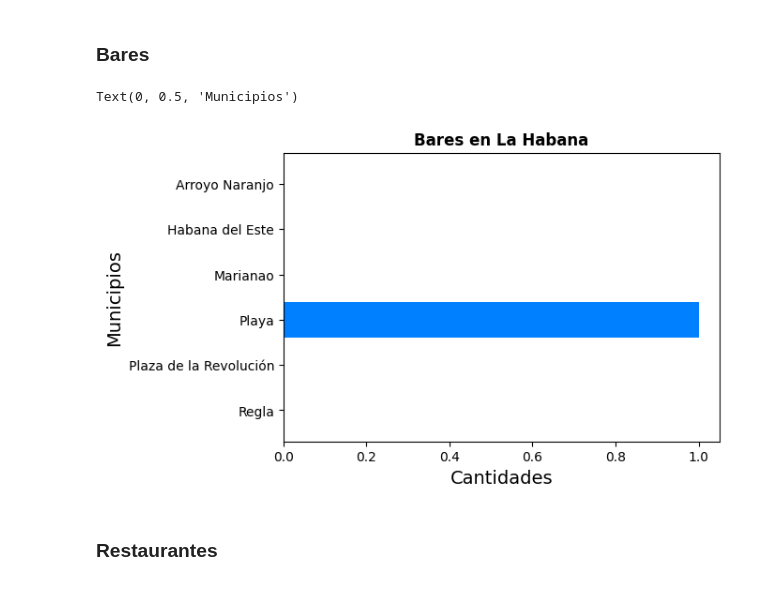
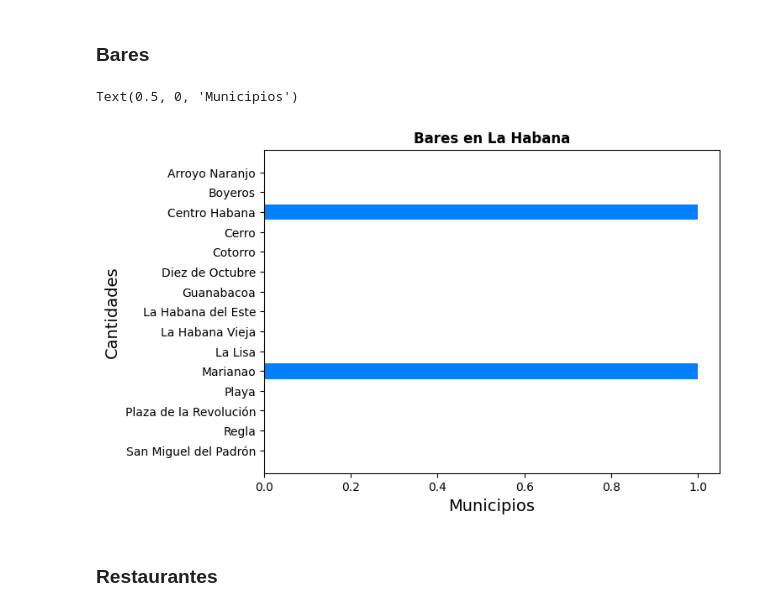
Before and after one commit to liandeveloper/its_possible, a Jupyter notebook: notebook.ipynb, the cells around one changed output. Saved outputs shown, nothing was run; the diff lists cells and outputs as text; code cells hidden in the pictures.

```diff
--- a/notebook.ipynb
+++ b/notebook.ipynb
@@ -109,28 +128,64 @@ df_he = places(df, ['bar'], 'habana del este')
+# %%
+# Todos los establecimientos que son bares de cada municipio
+df_bar_an = places(df, ['bar'], 'arroyo naranjo')
+df_bar_bo = places(df, ['bar'], 'boyeros')
+df_bar_ce = places(df, ['bar'], 'centro habana')
+df_bar_cr = places(df, ['bar'], 'cerro')
+df_bar_co = places(df, ['bar'], 'cotorro')
+df_bar_do = places(df, ['bar'], 'diez de octubre')
+df_bar_gu = places(df, ['bar'], 'guanabacoa')
+df_bar_he = places(df, ['bar'], 'habana del este')
+df_bar_hv = places(df, ['bar'], 'la habana vieja')
+df_bar_li = places(df, ['bar'], 'la lisa')
+df_bar_ma = places(df, ['bar'], 'marianao')
+df_bar_pl = places(df, ['bar'], 'playa')
+df_bar_pr = places(df, ['bar'], 'plaza de la revolución')
+df_bar_re = places(df, ['bar'], 'regla')
+df_bar_sm = places(df, ['bar'], 'san miguel del padrón')
 # %%
 establishments = [
     'Arroyo Naranjo',
-    'Habana del Este',
+    'Boyeros',
+    'Centro Habana',
+    'Cerro',
+    'Cotorro',
+    'Diez de Octubre',
+    'Guanabacoa',
+    'La Habana del Este',
+    'La Habana Vieja',
+    'La Lisa',
     'Marianao',
     'Playa',
     'Plaza de la Revolución',
-    'Regla'
+    'Regla',
+    'San Miguel del Padrón'
 ]
-values = [
-    len(df_pl),
-    len(df_re),
-    len(df_ma),
-    len(df_an),
-    len(df_pr),
-    len(df_he)
+values_bar = [
+    len(df_bar_an),
+    len(df_bar_bo),
+    len(df_bar_ce),
+    len(df_bar_cr),
+    len(df_bar_co),
+    len(df_bar_do),
+    len(df_bar_gu),
+    len(df_bar_he),
+    len(df_bar_hv),
+    len(df_bar_li),
+    len(df_bar_ma),
+    len(df_bar_pl),
+    len(df_bar_pr),
+    len(df_bar_re),
+    len(df_bar_sm),
 ]
 
-plt.figure(figsize=(6, 4))
-plt.barh(establishments[::-1], values, color=['#007FFF'])
+# Gráfica de barras horizontal
+plt.figure(figsize=(7, 5))
+plt.barh(establishments[::-1], values_bar[::-1], color=['#007FFF'])
 plt.title('Bares en La Habana', fontweight='bold')
-plt.xlabel('Cantidades', fontsize='14')
-plt.ylabel('Municipios', fontsize='14')
+plt.ylabel('Cantidades', fontsize='14')
+plt.xlabel('Municipios', fontsize='14')
 # %% [output]
-Text(0, 0.5, 'Municipios')
+Text(0.5, 0, 'Municipios')
-[figure, old version]
+[figure, new version]
 # %% [markdown]
 ### Restaurantes
```
Also changed, not shown: parts of 40 cells of this notebook, 4 other files.
